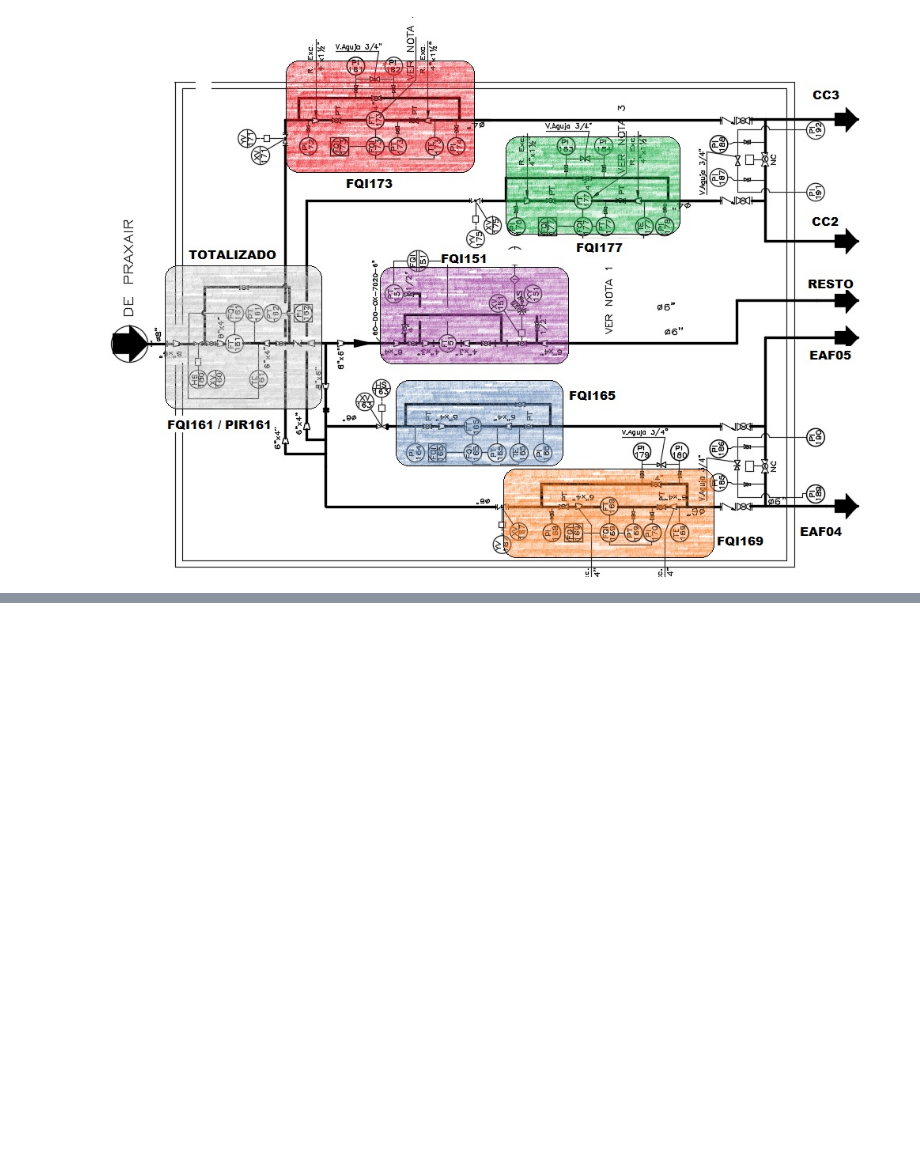
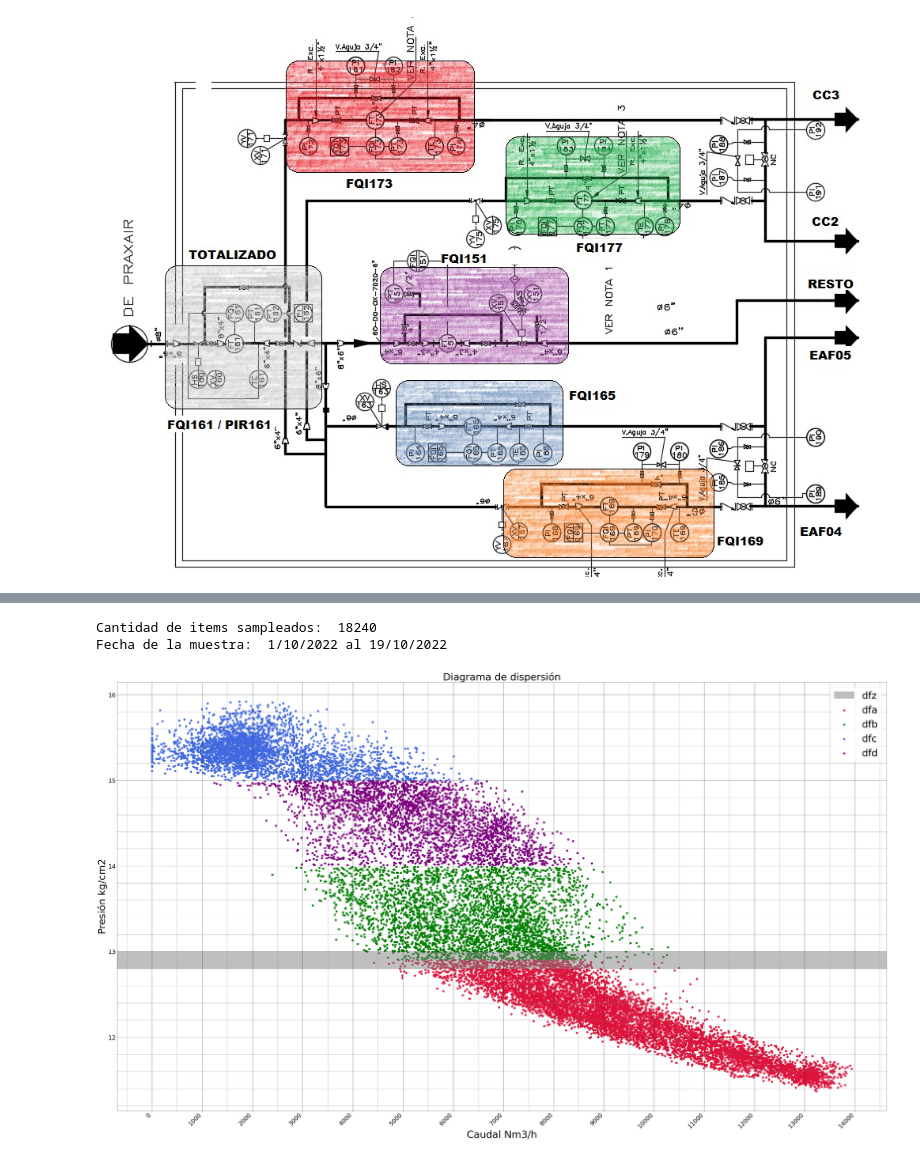
Before and after one commit to JuanCappelletti/Consteel_H06, a Jupyter notebook: ensayo.ipynb, the cells around one changed output, grey strips where cells are left out. Cells and saved outputs as stored; diff of their text form; code cells hidden in the pictures; blank space fills up the shorter version.

```diff
--- a/ensayo.ipynb
+++ b/ensayo.ipynb
@@ -86,7 +86,7 @@ text='Caudal Nm3/h'
 text1='Presión kg/cm2'
 choice=False
 Secciones = "12.9;14;15" #@param {type:"string"}
-zoom = False #@param {type:"boolean"}
+zoom = True #@param {type:"boolean"}
 Intervalo = "12.8;13" #@param {type:"string"}
 labels=['dfa','dfb','dfc','dfd']
 Rangos=np.array(np.mat(Secciones))
@@ -138,30 +138,34 @@ if x== 'FQI161':
 else :
    ax.set_xlabel(text1,fontsize=50)
    ax.set_ylabel(text,fontsize=50)
 
 ax.legend(fontsize=50)
 
 plt.show()
 
 
 
 Particion=[len(dfa.index),len(dfb.index),len(dfc.index),len(dfd.index)]
 Auxiliar=[len(dfa.index),len(dfb.index),len(dfc.index),len(dfd.index)]
 
 for i in range(0,4):
   Auxiliar[i]=round((Particion[i]*100)/len(dfx.index),1)
 
 matriz=np.column_stack((np.array(Particion),np.array(Auxiliar)))
 
 fig = go.Figure(data=[go.Table(
     header=dict(values=['dfa','dfb','dfc','dfd'],
                 fill_color='paleturquoise',
                 align='left'),
     cells=dict(values=matriz,
                fill_color='lavender',
                align='left'))
 
   ])
 fig.show()
 
 ax.autoscale_view()
+# %% [output]
+Cantidad de items sampleados:  18240
+Fecha de la muestra:  1/10/2022 al 19/10/2022
+[figure, added]
```
Also changed, not shown: parts of 4 cells of this notebook.
